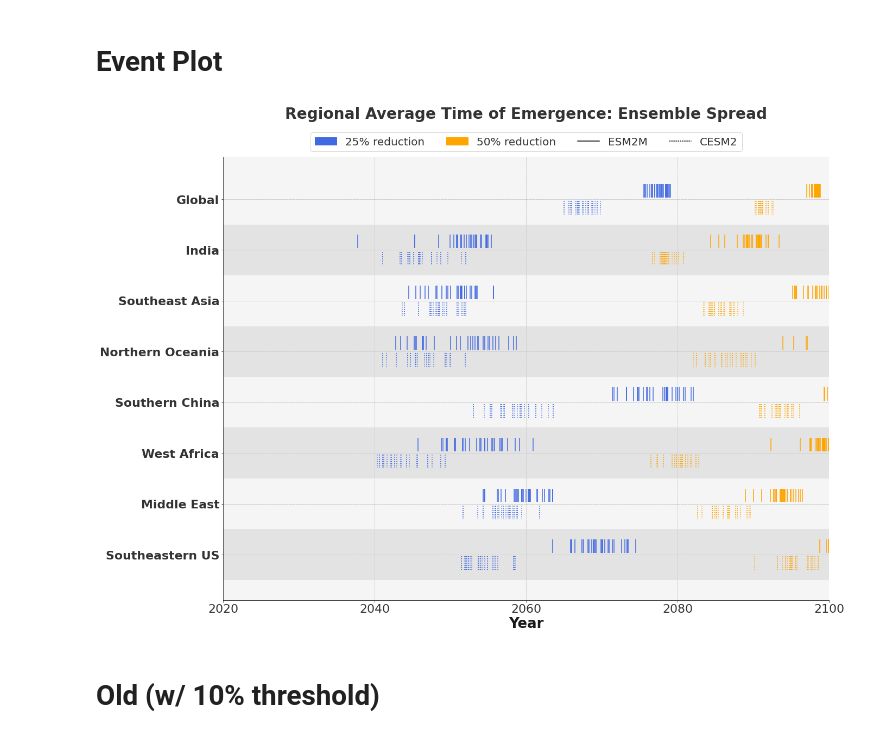
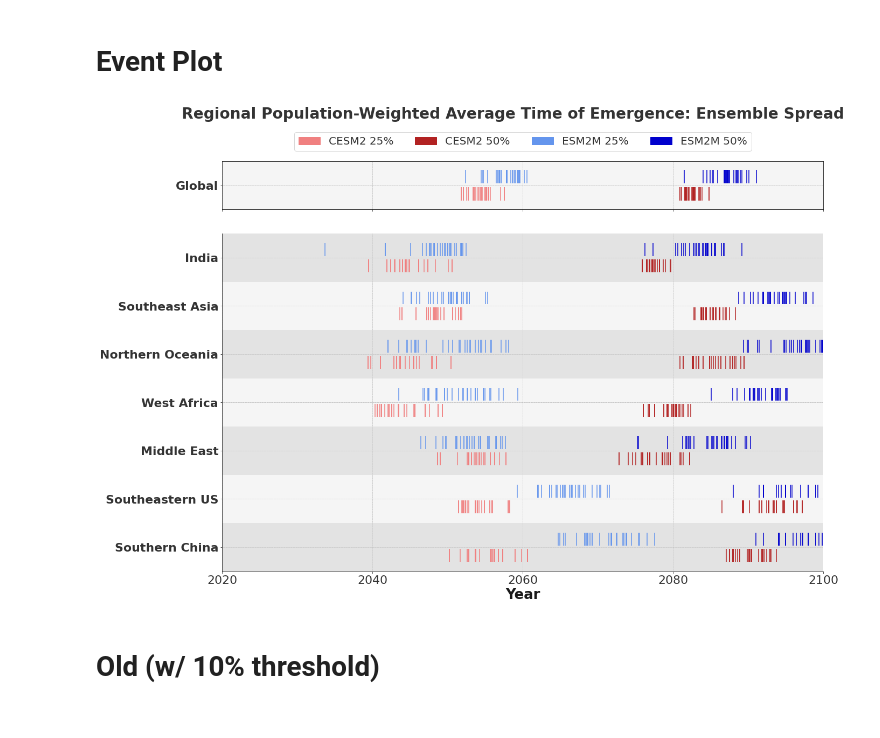
Before and after one commit to KYan19/pei, a Jupyter notebook: notebooks/10.1_Hottest_ToE.ipynb, the cells around one changed output. Drawn from its saved outputs; the diff is of its cells as text; code cells hidden in the pictures.

```diff
--- a/notebooks/10.1_Hottest_ToE.ipynb
+++ b/notebooks/10.1_Hottest_ToE.ipynb
@@ -249,7 +249,7 @@ fig.suptitle('Fraction of Population Having Experienced Reduced Labor Capacity',
 # %% [markdown]
 # Event Plot
 # %%
-regions = ['Southeastern US','Middle East','West Africa','Southern China','Northern Oceania','Southeast Asia','India','Global']
+regions = ['Southern China','Southeastern US','Middle East','West Africa','Northern Oceania','Southeast Asia','India']
 thres = ['0.75','0.5']
 
 esm2m_1 = xr.Dataset()
@@ -257,56 +257,83 @@ esm2m_2 = xr.Dataset()
 
 for region in regions:
     ds_region = lf.slice_region(ds_toe_esm2m,region,'GFDL')
-    esm2m_1[region] = ds_region[thres[0]].weighted(ds_pop_esm2m).mean(['lat','lon'])
-    esm2m_2[region] = ds_region[thres[1]].weighted(ds_pop_esm2m).mean(['lat','lon'])
+    ds_region = ds_region.where(ds_region<2101,np.nan)
+    esm2m_1[region] = ds_region[thres[0]].weighted(ds_pop_esm2m).mean(['lat','lon'],skipna=True)
+    esm2m_2[region] = ds_region[thres[1]].weighted(ds_pop_esm2m).mean(['lat','lon'],skipna=True)
 
 esm2m_1 = esm2m_1.to_array(dim='region')
 esm2m_2 = esm2m_2.to_array(dim='region')
+
+ds_global = ds_toe_esm2m.where(ds_toe_esm2m<2101,np.nan)
+esm2m_global_1 = ds_global[thres[0]].weighted(ds_pop_esm2m).mean(['lat','lon'],skipna=True)
+esm2m_global_2 = ds_global[thres[1]].weighted(ds_pop_esm2m).mean(['lat','lon'],skipna=True)
 # %%
 cesm2_1 = xr.Dataset()
 cesm2_2 = xr.Dataset()
 
 for region in regions:
     ds_region = lf.slice_region(ds_toe_cesm2,region,'CESM2')
-    cesm2_1[region] = ds_region[thres[0]].weighted(ds_pop_cesm2).mean(['lat','lon'])
-    cesm2_2[region] = ds_region[thres[1]].weighted(ds_pop_cesm2).mean(['lat','lon'])
+    ds_region = ds_region.where(ds_region<2101,np.nan)
+    cesm2_1[region] = ds_region[thres[0]].weighted(ds_pop_cesm2).mean(['lat','lon'],skipna=True)
+    cesm2_2[region] = ds_region[thres[1]].weighted(ds_pop_cesm2).mean(['lat','lon'],skipna=True)
 
 cesm2_1 = cesm2_1.to_array(dim='region')
 cesm2_2 = cesm2_2.to_array(dim='region')
+
+ds_global = ds_toe_cesm2.where(ds_toe_cesm2<2101,np.nan)
+cesm2_global_1 = ds_global[thres[0]].weighted(ds_pop_cesm2).mean(['lat','lon'],skipna=True)
+cesm2_global_2 = ds_global[thres[1]].weighted(ds_pop_cesm2).mean(['lat','lon'],skipna=True)
 # %%
-fig,ax=plt.subplots(figsize=(20,15))
+fig,axs=plt.subplots(nrows=2,figsize=(20,14),gridspec_kw={'height_ratios': [1,7]})
 
-ax.eventplot(cesm2_1,orientation='horizontal',colors='royalblue',linelengths=0.8,linestyles='dotted',lineoffsets=[1,4,7,10,13,16,19,22]);
-ax.eventplot(cesm2_2,orientation='horizontal',colors='orange',linelengths=0.8,linestyles='dotted',lineoffsets=[1,4,7,10,13,16,19,22]);
+axs[1].eventplot(cesm2_1,orientation='horizontal',colors='lightcoral',linelengths=0.8,lineoffsets=[1,4,7,10,13,16,19]);
+axs[1].eventplot(cesm2_2,orientation='horizontal',colors='firebrick',linelengths=0.8,lineoffsets=[1,4,7,10,13,16,19]);
 
-ax.eventplot(esm2m_1,orientation='horizontal',colors='royalblue',linelengths=0.8,lineoffsets=[2,5,8,11,14,17,20,23]);
-ax.eventplot(esm2m_2,orientation='horizontal',colors='orange',linelengths=0.8,lineoffsets=[2,5,8,11,14,17,20,23]);
+axs[1].eventplot(esm2m_1,orientation='horizontal',colors='cornflowerblue',linelengths=0.8,lineoffsets=[2,5,8,11,14,17,20]);
+axs[1].eventplot(esm2m_2,orientation='horizontal',colors='mediumblue',linelengths=0.8,lineoffsets=[2,5,8,11,14,17,20]);
 
 locs = np.arange(1.5,25.5,3)
-ax.set_yticks(locs)
-ax.set_yticklabels(regions,fontweight='bold');
-ax.set_xlim([2020,2100]);
-ax.set_xticks(range(2020,2120,20))
-ax.set_xlabel('Year',fontsize=26,fontweight='bold')
-ax.set_title('Regional Average Time of Emergence: Ensemble Spread\n\n',fontsize=28,fontweight='bold');
-ax.grid(axis='x')
-ax.set_facecolor('whitesmoke')
+axs[1].set_yticks(locs)
+axs[1].set_yticklabels(regions,fontweight='bold');
+axs[1].set_xlim([2020,2100]);
+axs[1].set_ylim([0,21])
+axs[1].set_xticks(range(2020,2120,20))
+axs[1].set_xlabel('Year',fontsize=26,fontweight='bold')
+axs[1].grid(axis='x')
+axs[1].set_facecolor('whitesmoke')
 
 # Alternating background color
 for i in range(0,24,6):
     plt.axhspan(i, i+3, facecolor='lightgray', alpha=0.5)
 
+axs[0].eventplot(cesm2_global_1,orientation='horizontal',colors='lightcoral',linelengths=0.8,lineoffsets=[1]);
+axs[0].eventplot(cesm2_global_2,orientation='horizontal',colors='firebrick',linelengths=0.8,lineoffsets=[1]);
+
+axs[0].eventplot(esm2m_global_1,orientation='horizontal',colors='cornflowerblue',linelengths=0.8,lineoffsets=[2]);
+axs[0].eventplot(esm2m_global_2,orientation='horizontal',colors='mediumblue',linelengths=0.8,lineoffsets=[2]);
+
+axs[0].set_yticks([1.5])
+axs[0].set_yticklabels(['Global'],fontweight='bold');
+axs[0].set_xlim([2020,2100]);
+axs[0].set_xticks(range(2020,2120,20))
+axs[0].set_xticklabels([])
+axs[0].grid(axis='x')
+axs[0].set_facecolor('whitesmoke')
+axs[0].spines['top'].set_visible(True)
+axs[0].spines['right'].set_visible(True)
+
 # Set legend
-blue_patch = mpatches.Patch(color='royalblue', label='25% reduction')
-orange_patch = mpatches.Patch(color='orange', label='50% reduction')
+light_blue_patch = mpatches.Patch(color='cornflowerblue', label='ESM2M 25%')
+dark_blue_patch = mpatches.Patch(color='mediumblue', label='ESM2M 50%')
+light_red_patch = mpatches.Patch(color='lightcoral', label='CESM2 25%')
+dark_red_patch = mpatches.Patch(color='firebrick', label='CESM2 50%')
 
-solid_line = mlines.Line2D([], [], color='black', linestyle='solid', label='ESM2M')
-dot_line = mlines.Line2D([], [], color='black', linestyle='dotted', label='CESM2')
-
-ax.legend(handles=[blue_patch,orange_patch,solid_line,dot_line],ncol=5,fancybox=True,loc='lower center',bbox_to_anchor=(0.5,1));
+axs[0].legend(handles=[light_red_patch,dark_red_patch,light_blue_patch,dark_blue_patch],ncol=5,fancybox=True,loc='lower center',bbox_to_anchor=(0.5,1.1));
+fig.subplots_adjust(hspace=.125)
+fig.suptitle('Regional Population-Weighted Average Time of Emergence: Ensemble Spread\n\n',fontsize=28,fontweight='bold');
 #plt.savefig('barcode_toe.png',dpi=300)
 # %% [output]
-[figure, old version]
+[figure, new version]
 # %% [markdown]
 # Old (w/ 10% threshold)
 # %%
```
Also changed, not shown: parts of 4 cells of this notebook, 1 other file.
